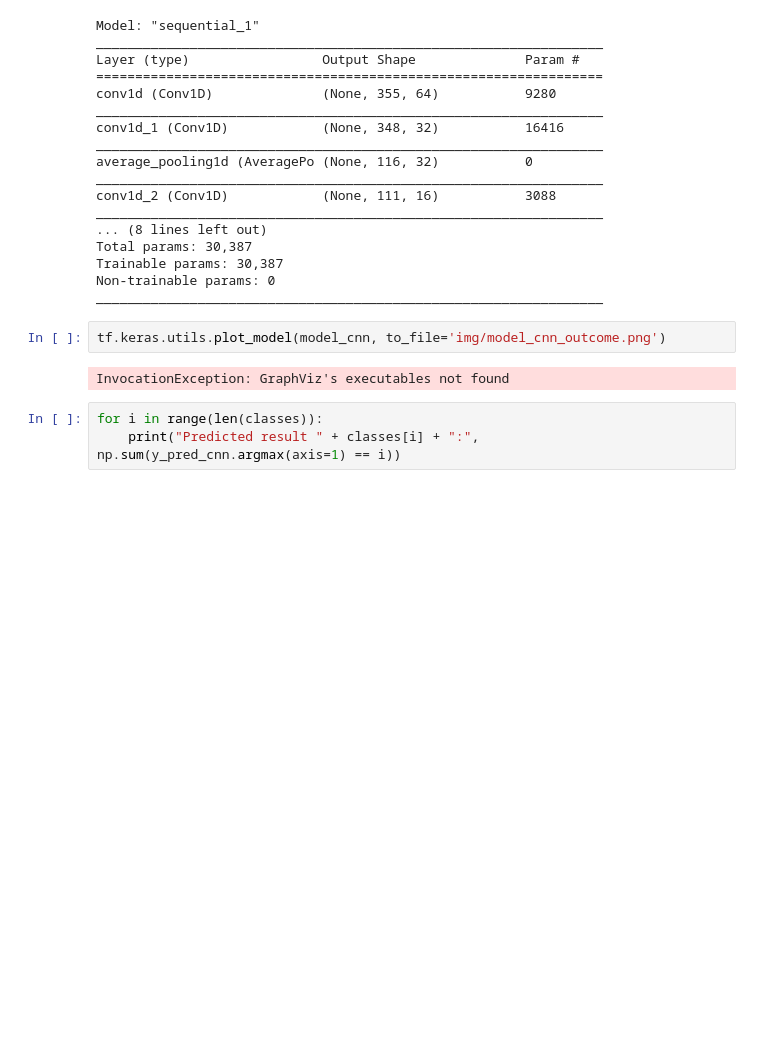
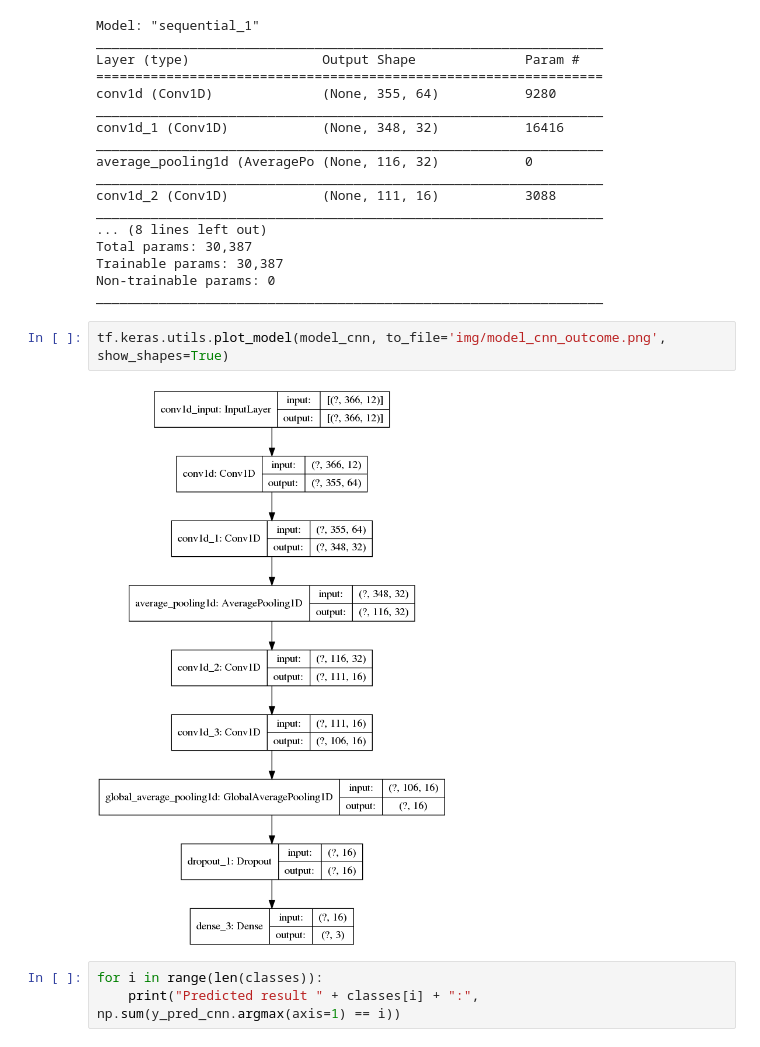
Before and after one commit to danielkari95/nhl-game-prediction, a Jupyter notebook: src/models/model_result.ipynb, the cells around one changed output. Drawn from its saved outputs; the diff is of its cells as text; blank space fills up the shorter version.

```diff
--- a/src/models/model_result.ipynb
+++ b/src/models/model_result.ipynb
@@ -200,9 +199,9 @@ Trainable params: 30,387
 Non-trainable params: 0
 _________________________________________________________________
 # %%
-tf.keras.utils.plot_model(model_cnn, to_file='img/model_cnn_outcome.png')
+tf.keras.utils.plot_model(model_cnn, to_file='img/model_cnn_outcome.png', show_shapes=True)
 # %% [output]
-InvocationException: GraphViz's executables not found
+[figure, added]
 # %%
 for i in range(len(classes)):
     print("Predicted result " + classes[i] + ":", np.sum(y_pred_cnn.argmax(axis=1) == i))
```
Also changed, not shown: parts of 11 cells of this notebook, 4 other files.
